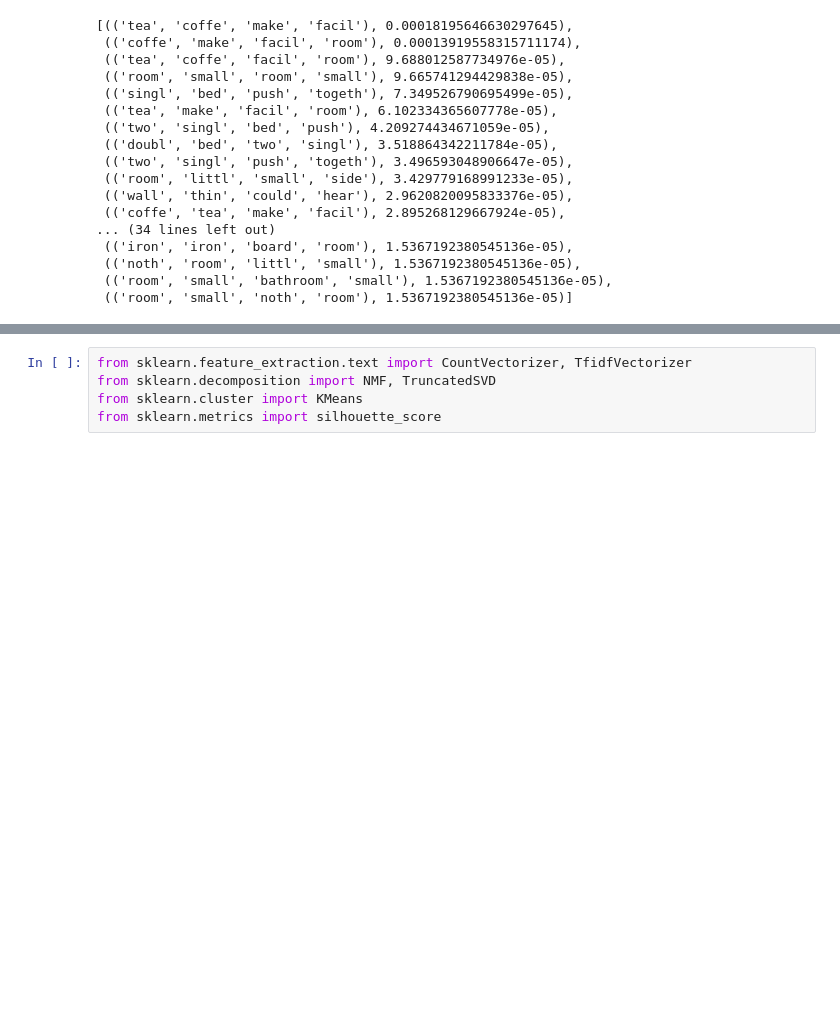
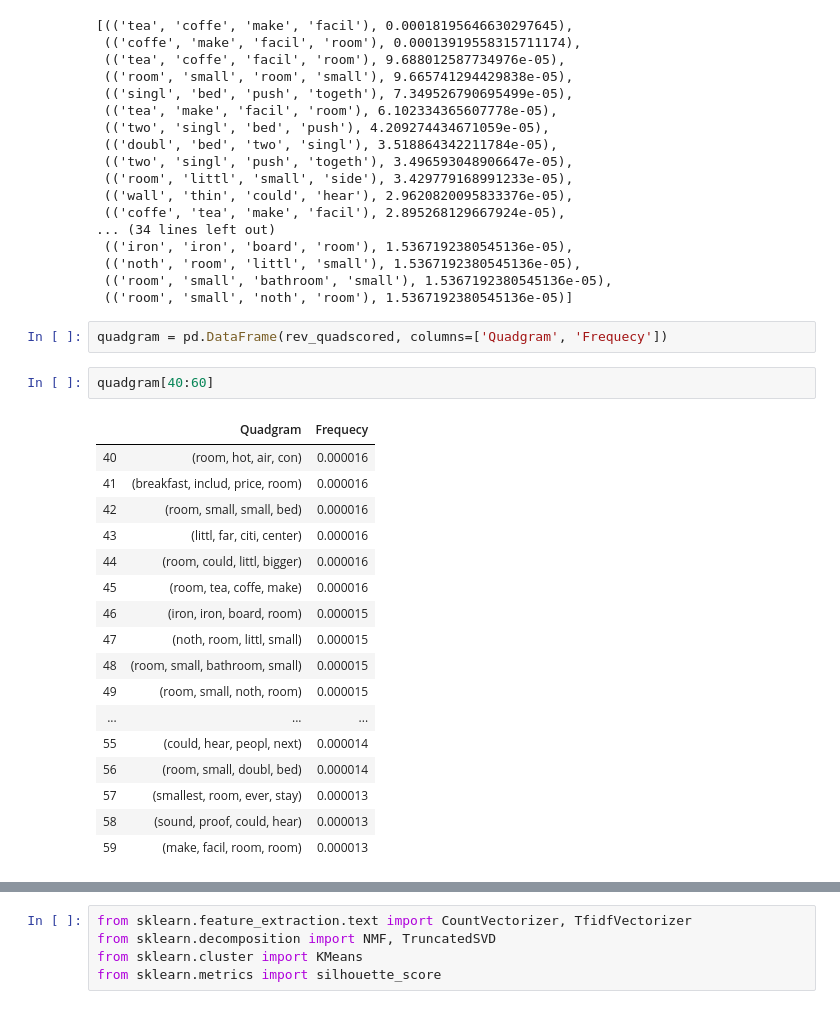
Before and after one commit to anitaguo49/Hotel-Review-Analysis-using-NLP, a Jupyter notebook: Notebook.ipynb, the cells around one changed output, grey strips where cells are left out. Saved outputs shown, nothing was run; the diff lists cells and outputs as text; blank space fills up the shorter version.

```diff
--- a/Notebook.ipynb
+++ b/Notebook.ipynb
@@ -470,3 +480,25 @@ rev_quadscored[:50]
  (('noth', 'room', 'littl', 'small'), 1.5367192380545136e-05),
  (('room', 'small', 'bathroom', 'small'), 1.5367192380545136e-05),
  (('room', 'small', 'noth', 'room'), 1.5367192380545136e-05)]
+# %%
+quadgram = pd.DataFrame(rev_quadscored, columns=['Quadgram', 'Frequecy'])
+# %%
+quadgram[40:60]
+# %% [output]
+|  | Quadgram | Frequecy |
+| 40 | (room, hot, air, con) | 0.000016 |
+| 41 | (breakfast, includ, price, room) | 0.000016 |
+| 42 | (room, small, small, bed) | 0.000016 |
+| 43 | (littl, far, citi, center) | 0.000016 |
+| 44 | (room, could, littl, bigger) | 0.000016 |
+| 45 | (room, tea, coffe, make) | 0.000016 |
+| 46 | (iron, iron, board, room) | 0.000015 |
+| 47 | (noth, room, littl, small) | 0.000015 |
+| 48 | (room, small, bathroom, small) | 0.000015 |
+| 49 | (room, small, noth, room) | 0.000015 |
+| ... | ... | ... |
+| 55 | (could, hear, peopl, next) | 0.000014 |
+| 56 | (room, small, doubl, bed) | 0.000014 |
+| 57 | (smallest, room, ever, stay) | 0.000013 |
+| 58 | (sound, proof, could, hear) | 0.000013 |
+| 59 | (make, facil, room, room) | 0.000013 |
```
Also changed, not shown: parts of 62 cells of this notebook.
